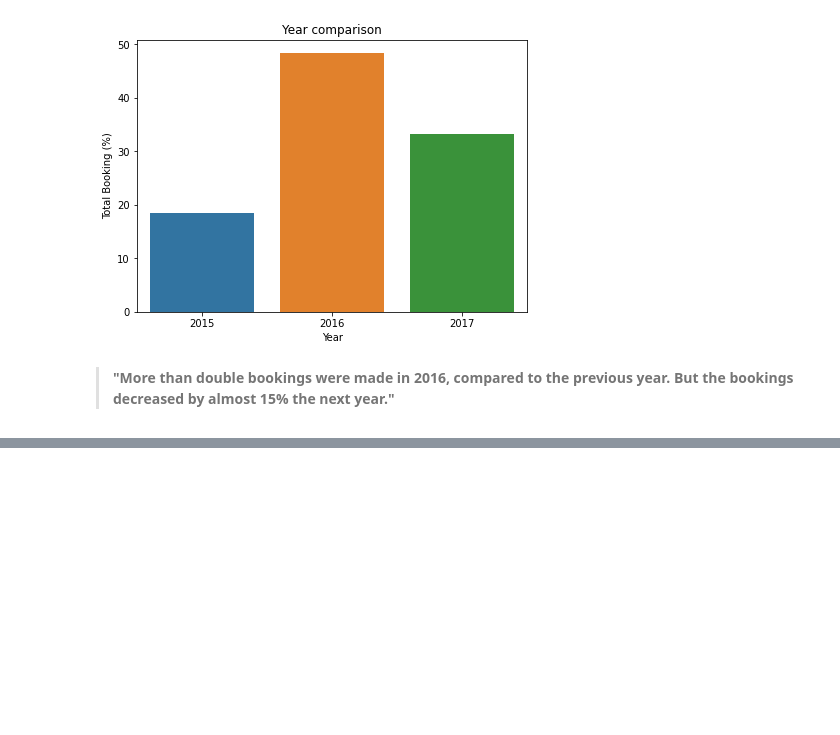
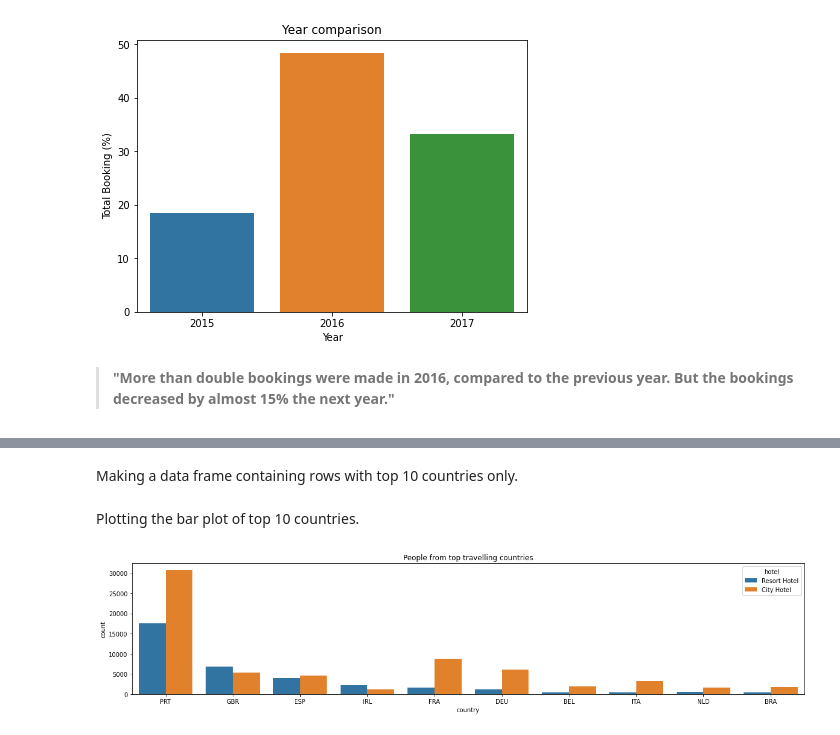
Before and after one commit to jsbhati800/Hotel-Booking-Demand-Analysis, a Jupyter notebook: part_1_Hotel_Booking_Analysis_Capstone_Project.ipynb, the cells around one changed output, grey strips where cells are left out. Cells and saved outputs as stored; diff of their text form; code cells hidden in the pictures; blank space fills up the shorter version.

```diff
--- a/part_1_Hotel_Booking_Analysis_Capstone_Project.ipynb
+++ b/part_1_Hotel_Booking_Analysis_Capstone_Project.ipynb
@@ -397,0 +444,14 @@ But the bookings decreased by almost 15% the next year."**
+# %% [markdown]
+Making a data frame containing rows with top 10 countries only.
+# %%
+top10 = df1[df1['country'].isin(["PRT","GBR","FRA","ESP","DEU","ITA","IRL",
+                         "BEL","BRA","NLD"])]
+# %% [markdown]
+Plotting the bar plot of top 10 countries.
+# %%
+plt.figure(figsize=(20,4))
+sns.countplot(x='country', hue = 'hotel', data= top10)
+plt.title('People from top travelling countries')
+plt.show()
+# %% [output]
+[figure, added]
```
Also changed, not shown: parts of 32 cells of this notebook.
